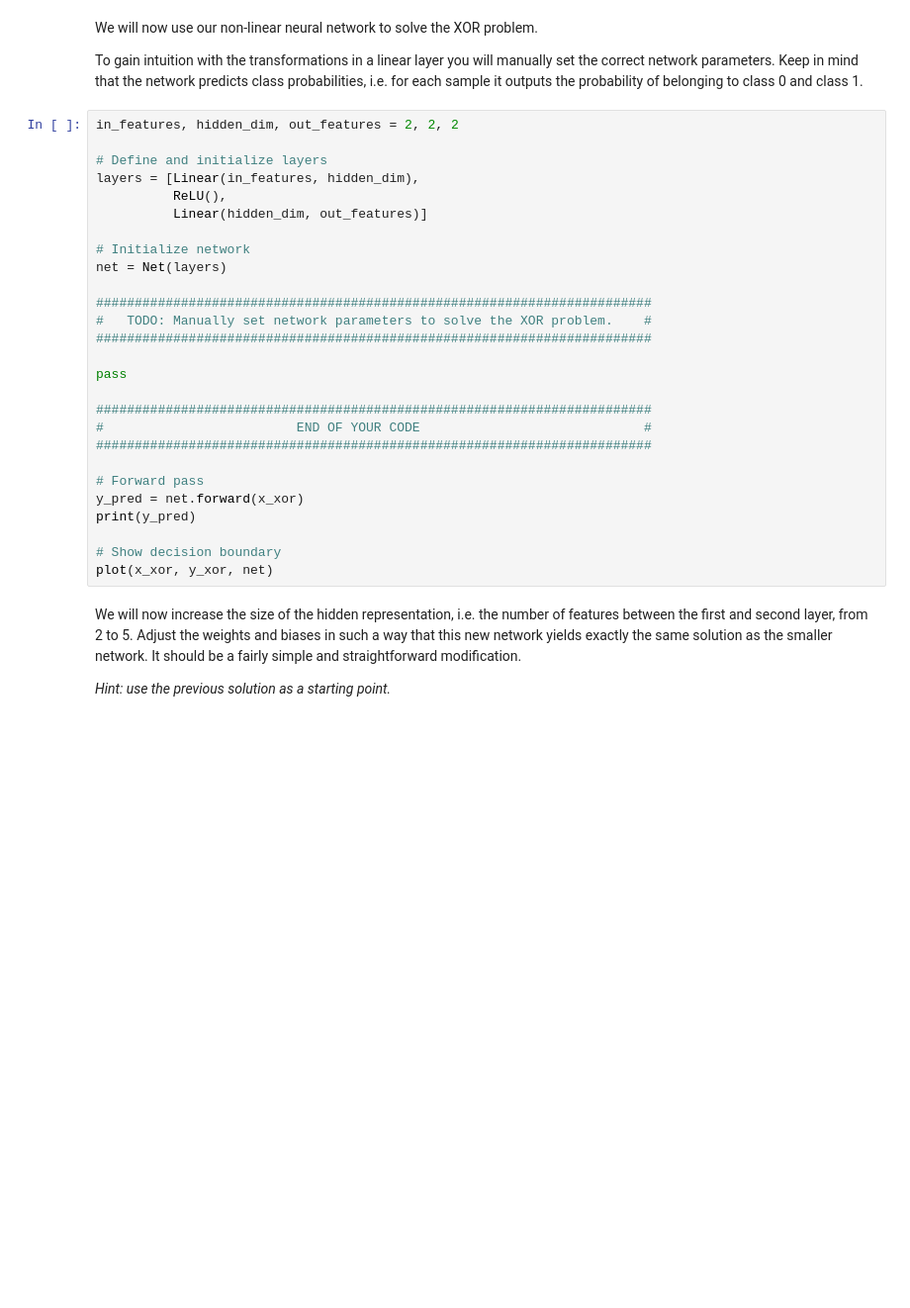
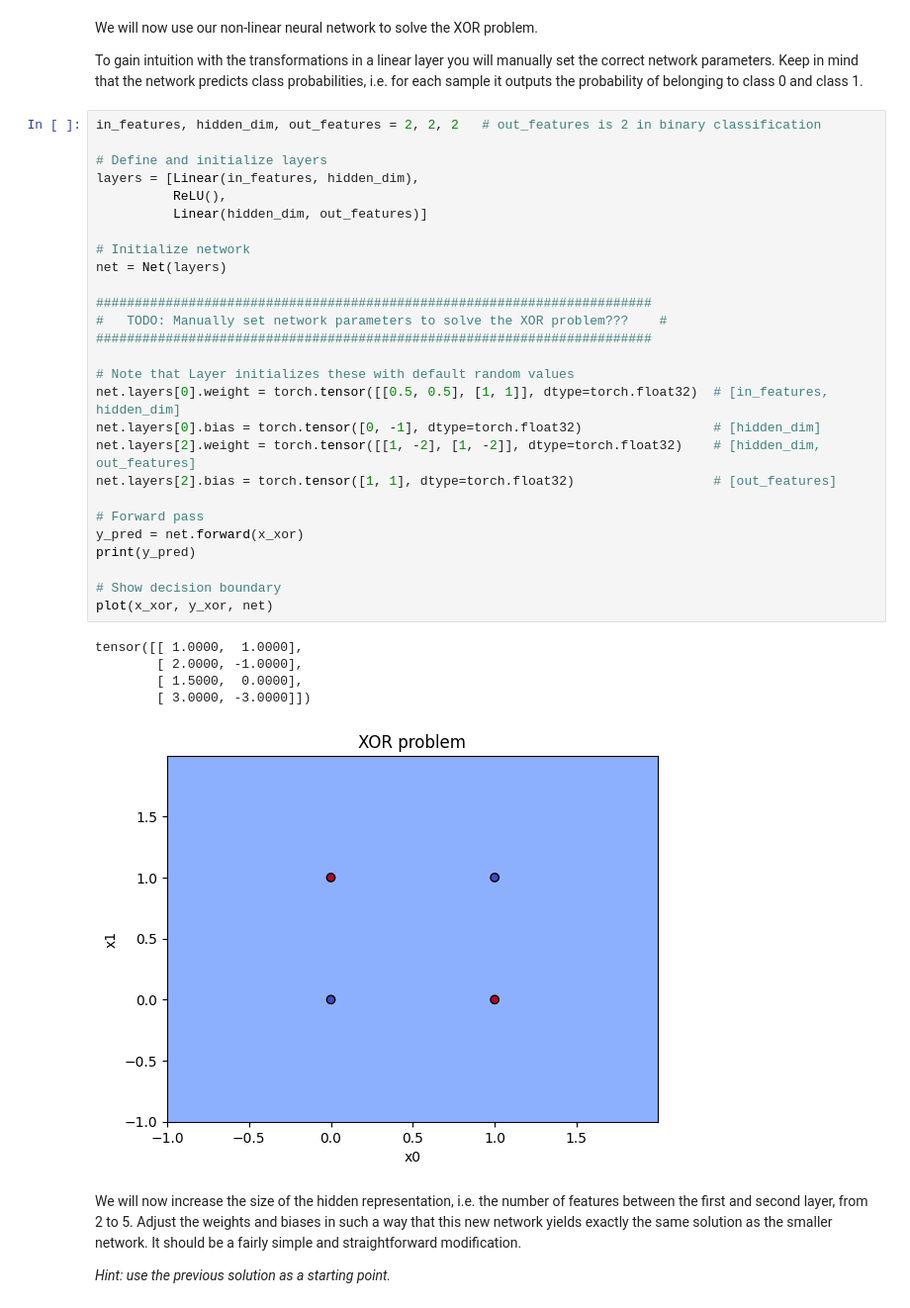
Before and after one commit to nadinekuo/TUD-CS4240-Deep-Learning, a Jupyter notebook: W1-1_Activations.ipynb, the cells around one changed output. Shown at 99% size. Cells and saved outputs as stored; diff of their text form; blank space fills up the shorter version.

```diff
--- a/W1-1_Activations.ipynb
+++ b/W1-1_Activations.ipynb
@@ -519,32 +519,38 @@ We will now use our non-linear neural network to solve the XOR problem.
 
 To gain intuition with the transformations in a linear layer you will manually set the correct network parameters. Keep in mind that the network predicts class probabilities, i.e. for each sample it outputs the probability of belonging to class 0 and class 1.
 # %%
-in_features, hidden_dim, out_features = 2, 2, 2
+in_features, hidden_dim, out_features = 2, 2, 2   # out_features is 2 in binary classification
 
 # Define and initialize layers
 layers = [Linear(in_features, hidden_dim),
           ReLU(),
           Linear(hidden_dim, out_features)]
 
 # Initialize network
 net = Net(layers)
 
 ########################################################################
-#   TODO: Manually set network parameters to solve the XOR problem.    #
+#   TODO: Manually set network parameters to solve the XOR problem???    #
 ########################################################################
 
-pass
-
-########################################################################
-#                         END OF YOUR CODE                             #
-########################################################################
+# Note that Layer initializes these with default random values
+net.layers[0].weight = torch.tensor([[0.5, 0.5], [1, 1]], dtype=torch.float32)  # [in_features, hidden_dim]
+net.layers[0].bias = torch.tensor([0, -1], dtype=torch.float32)                 # [hidden_dim]
+net.layers[2].weight = torch.tensor([[1, -2], [1, -2]], dtype=torch.float32)    # [hidden_dim, out_features]
+net.layers[2].bias = torch.tensor([1, 1], dtype=torch.float32)                  # [out_features]
 
 # Forward pass
 y_pred = net.forward(x_xor)
 print(y_pred)
 
 # Show decision boundary
 plot(x_xor, y_xor, net)
+# %% [output]
+tensor([[ 1.0000,  1.0000],
+        [ 2.0000, -1.0000],
+        [ 1.5000,  0.0000],
+        [ 3.0000, -3.0000]])
+[figure, added]
 # %% [markdown]
 We will now increase the size of the hidden representation, i.e. the number of features between the first and second layer, from 2 to 5. Adjust the weights and biases in such a way that this new network yields exactly the same solution as the smaller network. It should be a fairly simple and straightforward modification.
 
```
Also changed, not shown: parts of 4 cells of this notebook.
